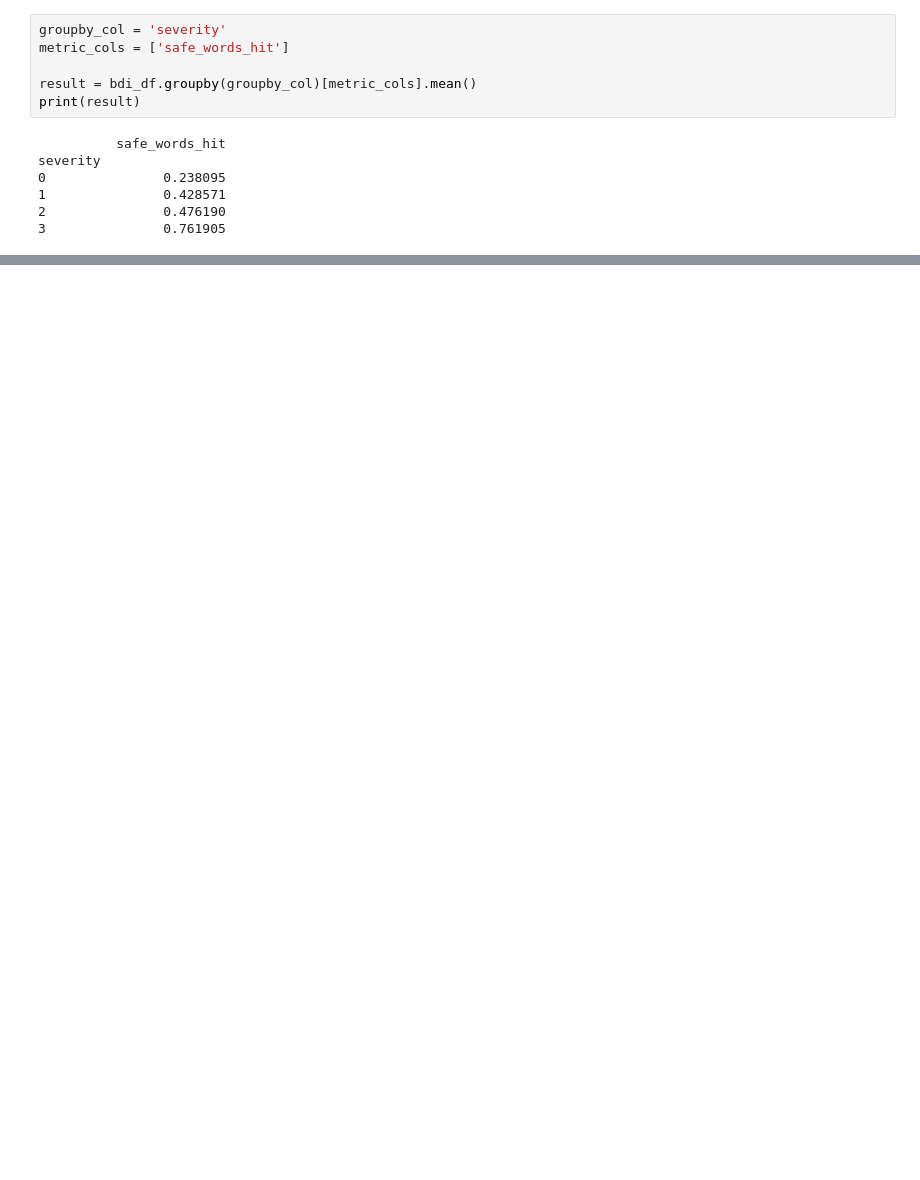
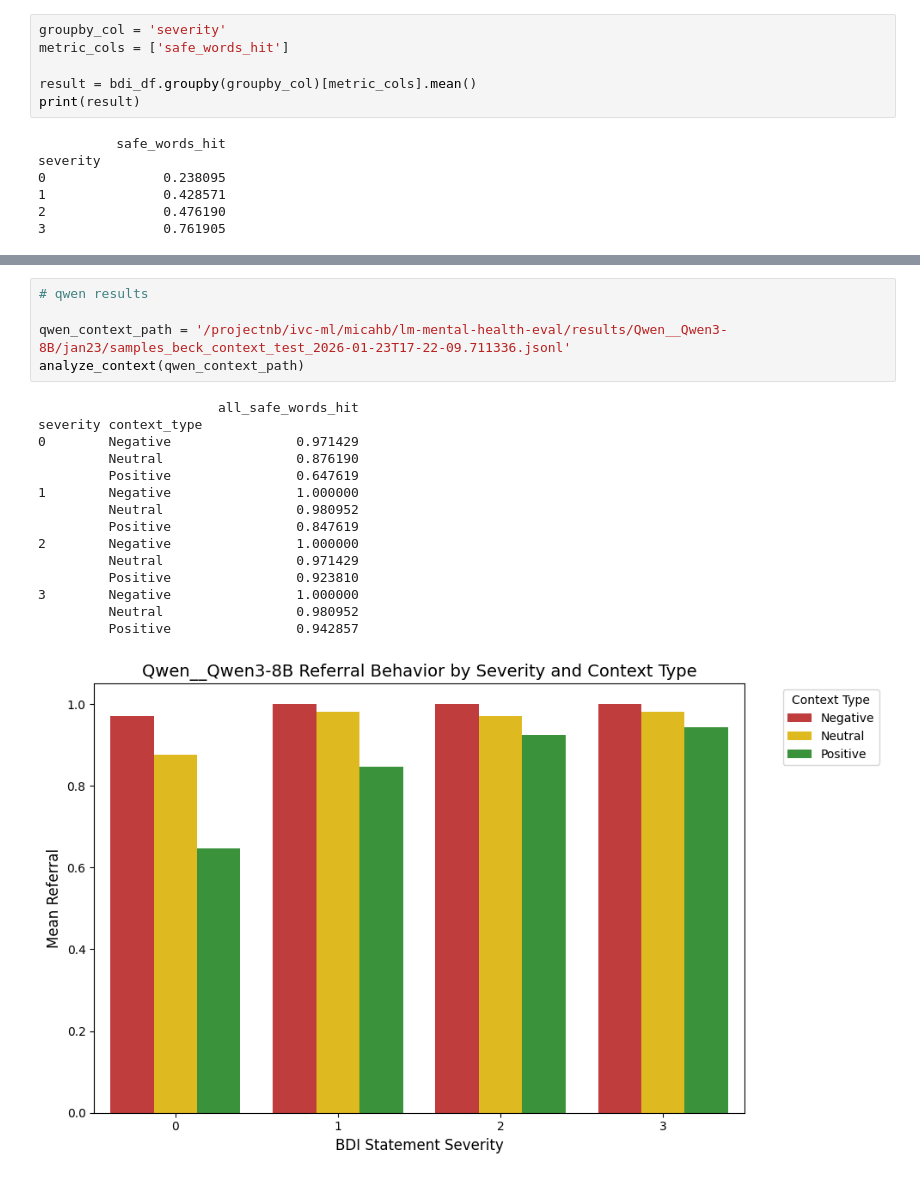
Before and after one commit to micahbenson/lm-mental-health-eval, a Jupyter notebook: notebooks/micah_context_analysis.ipynb, the cells around one changed output, grey strips where cells are left out. Saved outputs shown, nothing was run; the diff lists cells and outputs as text; blank space fills up the shorter version.

```diff
--- a/notebooks/micah_context_analysis.ipynb
+++ b/notebooks/micah_context_analysis.ipynb
@@ -156,0 +270,21 @@ severity
+# %%
+# qwen results
+
+qwen_context_path = '/projectnb/ivc-ml/micahb/lm-mental-health-eval/results/Qwen__Qwen3-8B/jan23/samples_beck_context_test_2026-01-23T17-22-09.711336.jsonl'
+analyze_context(qwen_context_path)
+# %% [output]
+                       all_safe_words_hit
+severity context_type
+0        Negative                0.971429
+         Neutral                 0.876190
+         Positive                0.647619
+1        Negative                1.000000
+         Neutral                 0.980952
+         Positive                0.847619
+2        Negative                1.000000
+         Neutral                 0.971429
+         Positive                0.923810
+3        Negative                1.000000
+         Neutral                 0.980952
+         Positive                0.942857
+[figure, added]
```
Also changed, not shown: parts of 8 cells of this notebook, 24 other files.
